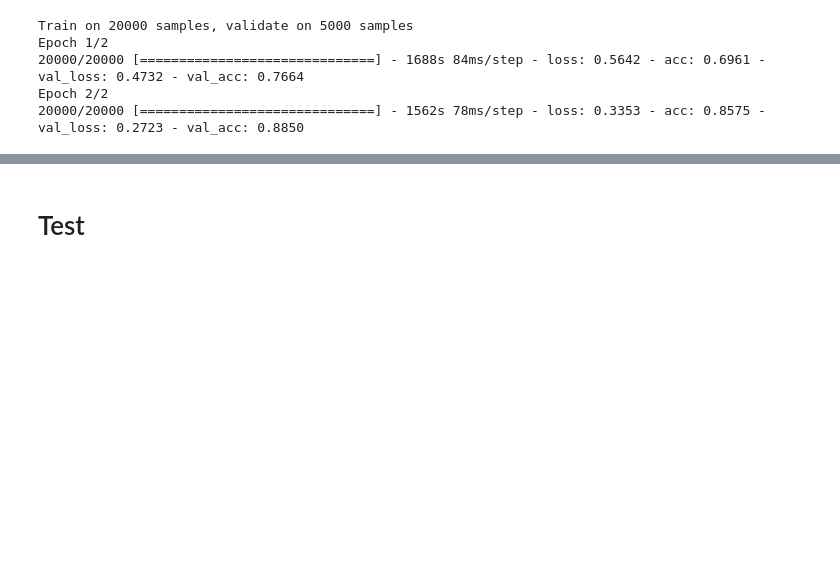
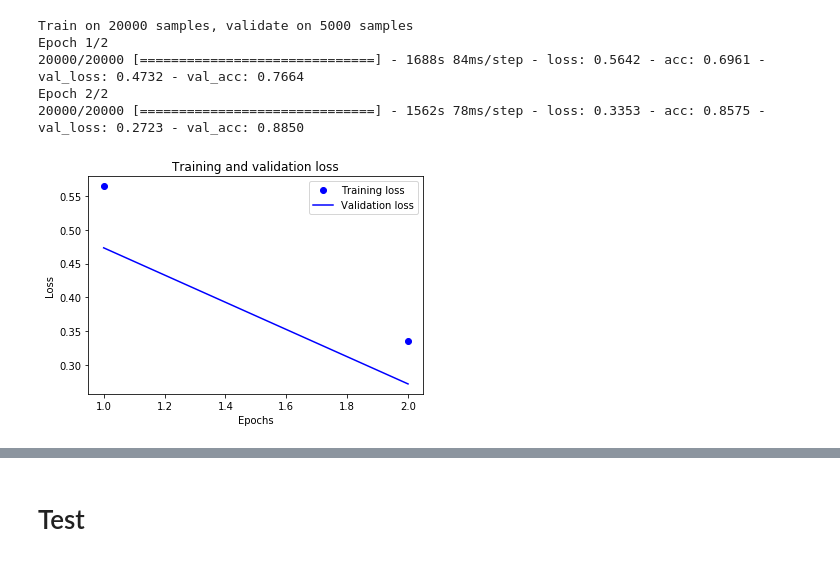
Before and after one commit to ahmadelsallab/READ, a Jupyter notebook: READ_senti_H_LSTM-for loops-fix data prep.ipynb, the cells around one changed output, grey strips where cells are left out. Saved outputs shown, nothing was run; the diff lists cells and outputs as text; code cells hidden in the pictures; blank space fills up the shorter version.

```diff
--- a/READ_senti_H_LSTM-for loops-fix data prep.ipynb
+++ b/READ_senti_H_LSTM-for loops-fix data prep.ipynb
@@ -293,7 +293,7 @@ lambda_304 (Lambda)             (None, 100)          0           input_1[0][0]
 # %%
 
 print("model fitting - Hierachical LSTM")
-
+NUM_EPOCHS=2
 history = model.fit(x_train, y_train, validation_data=(x_val, y_val),
           nb_epoch=NUM_EPOCHS, batch_size=BATCH_SIZE)
 # %% [output]
@@ -306,16 +306,18 @@ Epoch 2/2
 # %%
 
 history_dict = history.history
 loss_values = history_dict['loss']
 val_loss_values = history_dict['val_loss']
-epochs = NUM_EPOCHS
+epochs = range(1, len(loss_values) + 1)
 plt.plot(epochs, loss_values, 'bo', label='Training loss')
 plt.plot(epochs, val_loss_values, 'b', label='Validation loss')
 plt.title('Training and validation loss')
 plt.xlabel('Epochs')
 plt.ylabel('Loss')
 plt.legend()
 plt.show()
+# %% [output]
+[figure, added]
 # %%
 
 acc_values = history_dict['acc']
```
Also changed, not shown: parts of 1 cell of this notebook, 7 other files.
